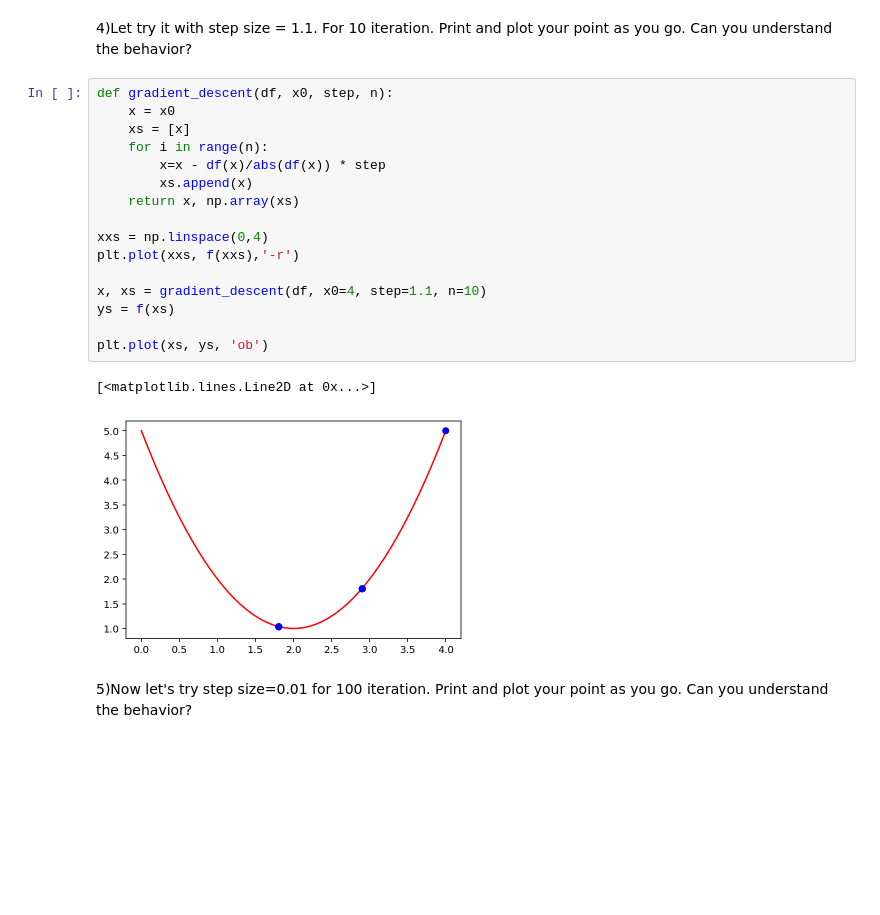
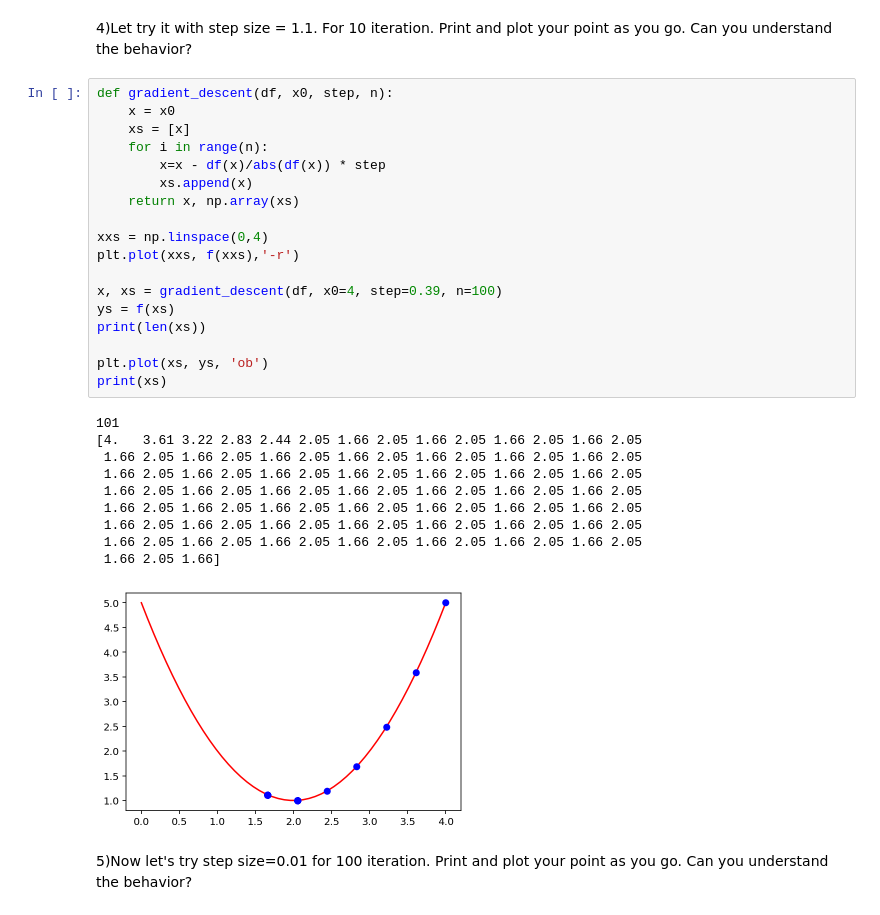
Before and after one commit to MUIC-Numerical-Methods-2018/Exercise-5, a Jupyter notebook: 05 Gradient Descent.ipynb, the cells around one changed output. Saved outputs shown, nothing was run; the diff lists cells and outputs as text; blank space fills up the shorter version.

```diff
--- a/05 Gradient Descent.ipynb
+++ b/05 Gradient Descent.ipynb
@@ -25,22 +25,32 @@ $$x_{n+1} = \ldots$$
 # %%
 def gradient_descent(df, x0, step, n):
     x = x0
     xs = [x]
     for i in range(n):
         x=x - df(x)/abs(df(x)) * step
         xs.append(x)
     return x, np.array(xs)
 
 xxs = np.linspace(0,4)
 plt.plot(xxs, f(xxs),'-r')
 
-x, xs = gradient_descent(df, x0=4, step=1.1, n=10)
+x, xs = gradient_descent(df, x0=4, step=0.39, n=100)
 ys = f(xs)
+print(len(xs))
 
 plt.plot(xs, ys, 'ob')
+print(xs)
 # %% [output]
-[<matplotlib.lines.Line2D at 0x...>]
+101
+[4.   3.61 3.22 2.83 2.44 2.05 1.66 2.05 1.66 2.05 1.66 2.05 1.66 2.05
+ 1.66 2.05 1.66 2.05 1.66 2.05 1.66 2.05 1.66 2.05 1.66 2.05 1.66 2.05
+ 1.66 2.05 1.66 2.05 1.66 2.05 1.66 2.05 1.66 2.05 1.66 2.05 1.66 2.05
+ 1.66 2.05 1.66 2.05 1.66 2.05 1.66 2.05 1.66 2.05 1.66 2.05 1.66 2.05
+ 1.66 2.05 1.66 2.05 1.66 2.05 1.66 2.05 1.66 2.05 1.66 2.05 1.66 2.05
+ 1.66 2.05 1.66 2.05 1.66 2.05 1.66 2.05 1.66 2.05 1.66 2.05 1.66 2.05
+ 1.66 2.05 1.66 2.05 1.66 2.05 1.66 2.05 1.66 2.05 1.66 2.05 1.66 2.05
+ 1.66 2.05 1.66]
-[figure, old version]
+[figure, new version]
 # %% [markdown]
 5)Now let's try step size=0.01 for 100 iteration. Print and plot your point as you go. Can you understand the behavior?
 # %%
```
Also changed, not shown: parts of 3 cells of this notebook.
